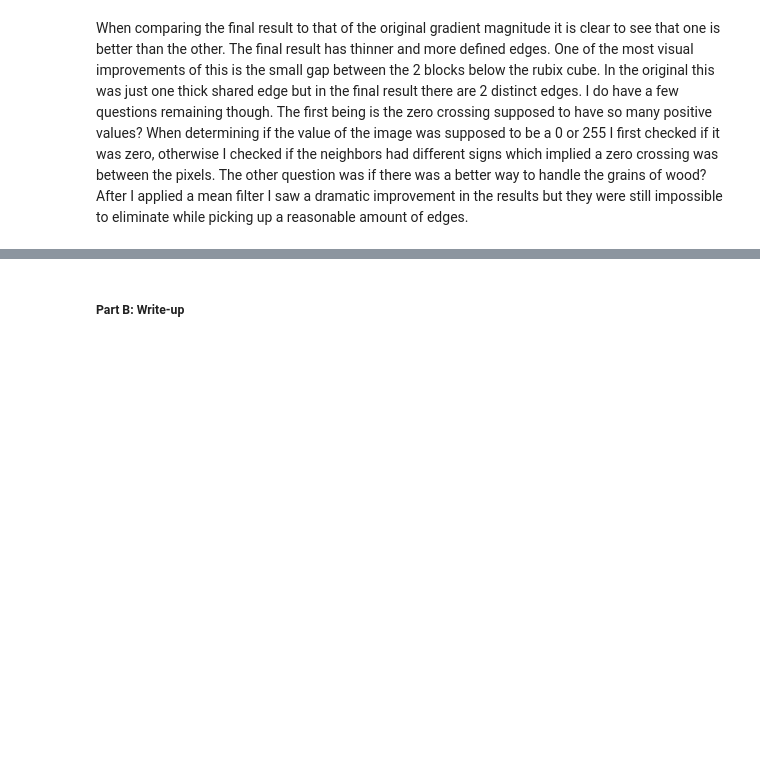
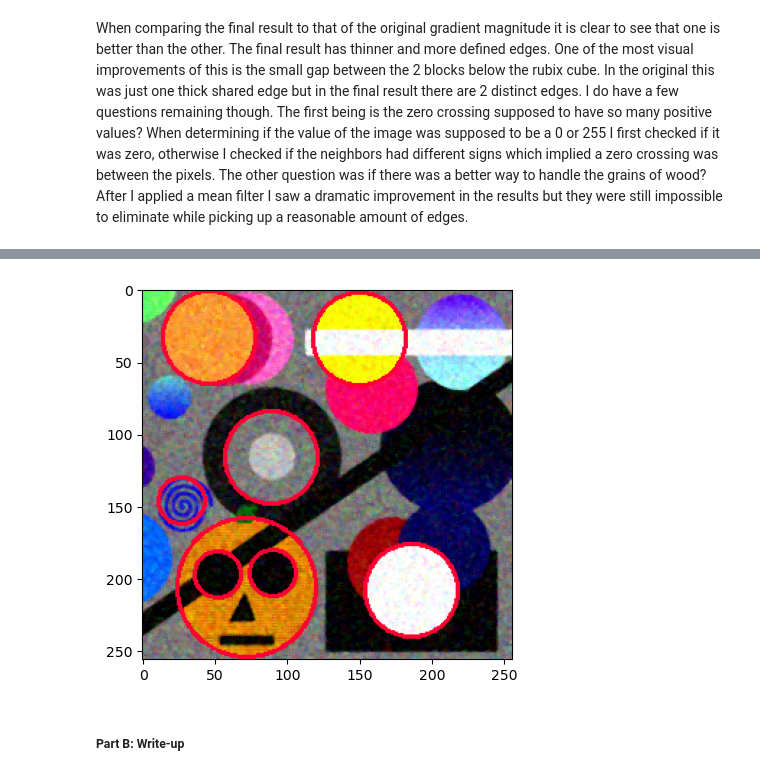
Before and after one commit to BrennanBertola/CS450, a Jupyter notebook: proj1-edges-hough/Project1-Edges-Hough.ipynb, the cells around one changed output, grey strips where cells are left out. Saved outputs shown, nothing was run; the diff lists cells and outputs as text; code cells hidden in the pictures; blank space fills up the shorter version.

```diff
--- a/proj1-edges-hough/Project1-Edges-Hough.ipynb
+++ b/proj1-edges-hough/Project1-Edges-Hough.ipynb
@@ -214,3 +211,50 @@ plt.imshow(magnitude, cmap='gray');plt.title("Edges");plt.show();
+# %%
+#Hough Transform
+def voting(magnitude, radius, step=5):
+    accum = np.zeros((magnitude.shape[0], magnitude.shape[1], radius.shape[0]))
+    for r in range(accum.shape[0]):
+        for c in range(accum.shape[1]):
+            if magnitude[r,c] == 0: continue
+            radIndex = 0
+            for k in radius:
+                for n in range(0, 360, step):
+                    b = r - k * np.sin(n)
+                    a = c - k * np.cos(n)
+                    if a < accum.shape[0]-1 and b < accum.shape[1]-1 and a >= 0 and b >=0:
+                        accum[round(a), round(b), radIndex] += 1
+
+                radIndex += 1
+    return accum
+
+radius = np.array([16, 32, 48])
+votes = voting(magnitude, radius, 10)
+output = np.copy(workImg)
+runAmount = 8
+while runAmount > 0:
+    runAmount -= 1
+    max = 0
+    maxR = 0
+    maxC = 0
+    maxRad = 0
+    for r in range(votes.shape[0]):
+        for c in range(votes.shape[1]):
+            for k in range(3):
+                if votes[r,c,k] > max:
+                    max = votes[r,c,k]
+                    maxR = r
+                    maxC = c
+                    maxRad = k
+
+    output = cv2.circle(output, (maxR, maxC), radius[maxRad], (1,0,.2), 2)
+    votes[maxR-10:maxR+10, maxC-10:maxC+10, maxRad] = 0
+plt.imshow(output, cmap='gray');plt.show()
+
+
+
+
+# Be sure to show all of the figures required in the description above
+# %% [output]
+[figure, added]
 # %% [markdown]
 ##### Part B: Write-up
 # %% [markdown]
```
Also changed, not shown: parts of 4 cells of this notebook.
